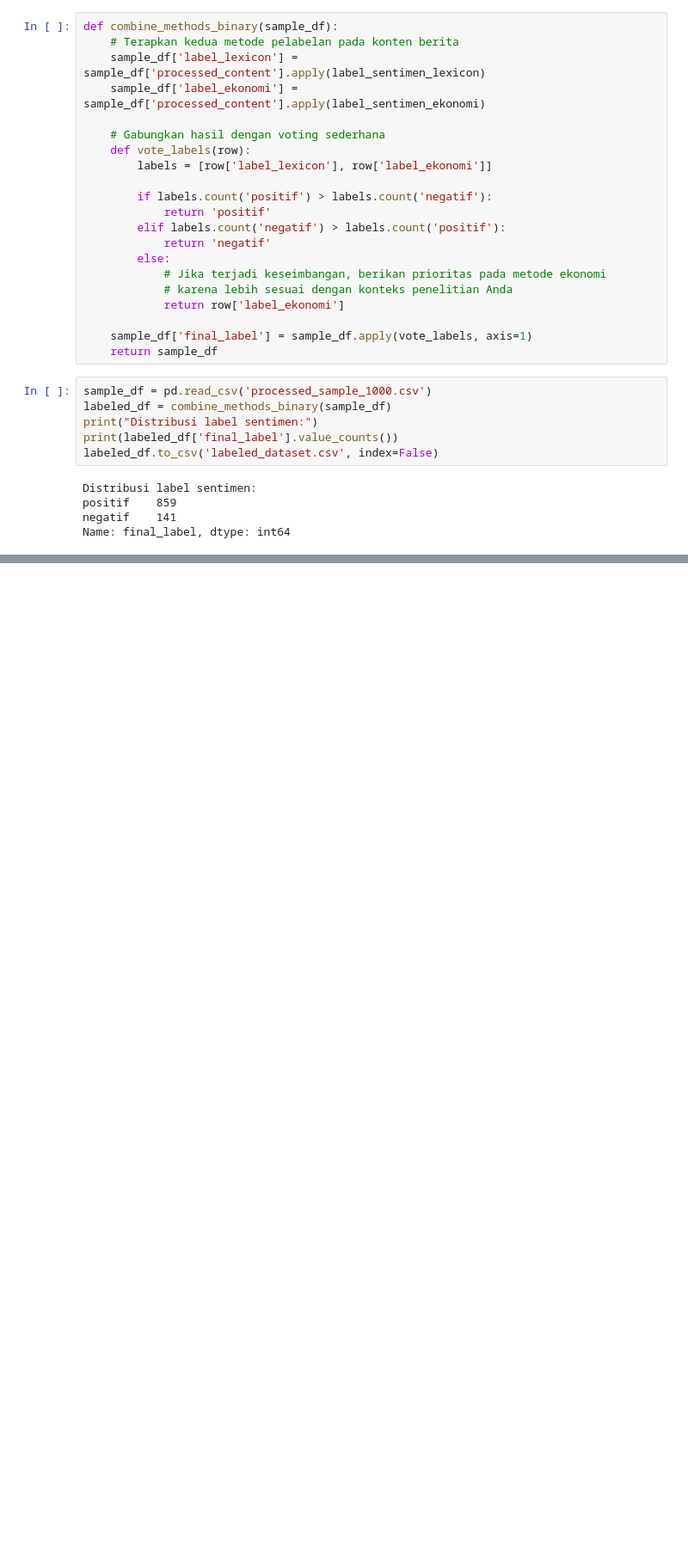
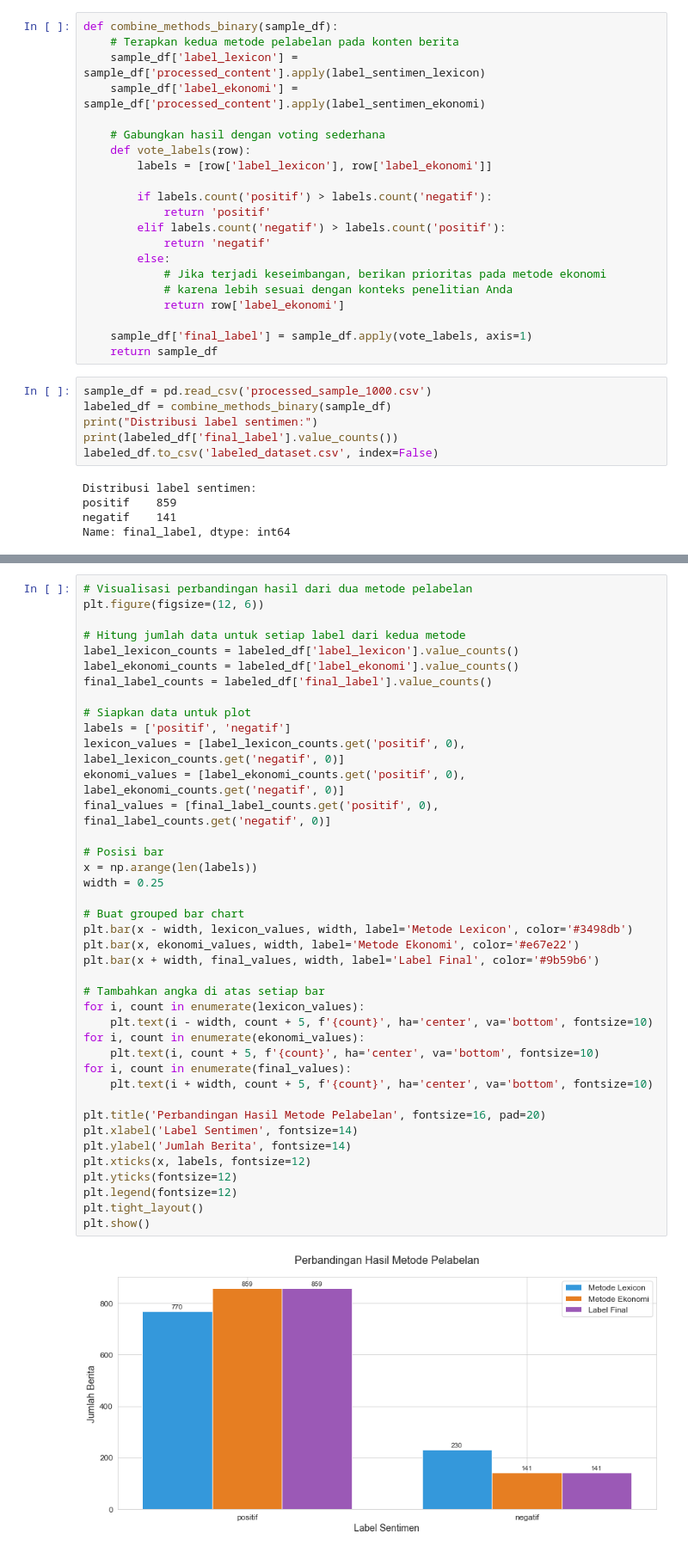
Before and after one commit to adindasyv/skripsi_2025, a Jupyter notebook: try_sampling_skripsi.ipynb, the cells around one changed output, grey strips where cells are left out. Shown at 86% size. Saved outputs shown, nothing was run; the diff lists cells and outputs as text; blank space fills up the shorter version.

```diff
--- a/try_sampling_skripsi.ipynb
+++ b/try_sampling_skripsi.ipynb
@@ -355,0 +390,42 @@ Name: final_label, dtype: int64
+# %%
+# Visualisasi perbandingan hasil dari dua metode pelabelan
+plt.figure(figsize=(12, 6))
+
+# Hitung jumlah data untuk setiap label dari kedua metode
+label_lexicon_counts = labeled_df['label_lexicon'].value_counts()
+label_ekonomi_counts = labeled_df['label_ekonomi'].value_counts()
+final_label_counts = labeled_df['final_label'].value_counts()
+
+# Siapkan data untuk plot
+labels = ['positif', 'negatif']
+lexicon_values = [label_lexicon_counts.get('positif', 0), label_lexicon_counts.get('negatif', 0)]
+ekonomi_values = [label_ekonomi_counts.get('positif', 0), label_ekonomi_counts.get('negatif', 0)]
+final_values = [final_label_counts.get('positif', 0), final_label_counts.get('negatif', 0)]
+
+# Posisi bar
+x = np.arange(len(labels))
+width = 0.25
+
+# Buat grouped bar chart
+plt.bar(x - width, lexicon_values, width, label='Metode Lexicon', color='#3498db')
+plt.bar(x, ekonomi_values, width, label='Metode Ekonomi', color='#e67e22')
+plt.bar(x + width, final_values, width, label='Label Final', color='#9b59b6')
+
+# Tambahkan angka di atas setiap bar
+for i, count in enumerate(lexicon_values):
+    plt.text(i - width, count + 5, f'{count}', ha='center', va='bottom', fontsize=10)
+for i, count in enumerate(ekonomi_values):
+    plt.text(i, count + 5, f'{count}', ha='center', va='bottom', fontsize=10)
+for i, count in enumerate(final_values):
+    plt.text(i + width, count + 5, f'{count}', ha='center', va='bottom', fontsize=10)
+
+plt.title('Perbandingan Hasil Metode Pelabelan', fontsize=16, pad=20)
+plt.xlabel('Label Sentimen', fontsize=14)
+plt.ylabel('Jumlah Berita', fontsize=14)
+plt.xticks(x, labels, fontsize=12)
+plt.yticks(fontsize=12)
+plt.legend(fontsize=12)
+plt.tight_layout()
+plt.show()
+# %% [output]
+[figure, added]
```
Also changed, not shown: parts of 5 cells of this notebook.
